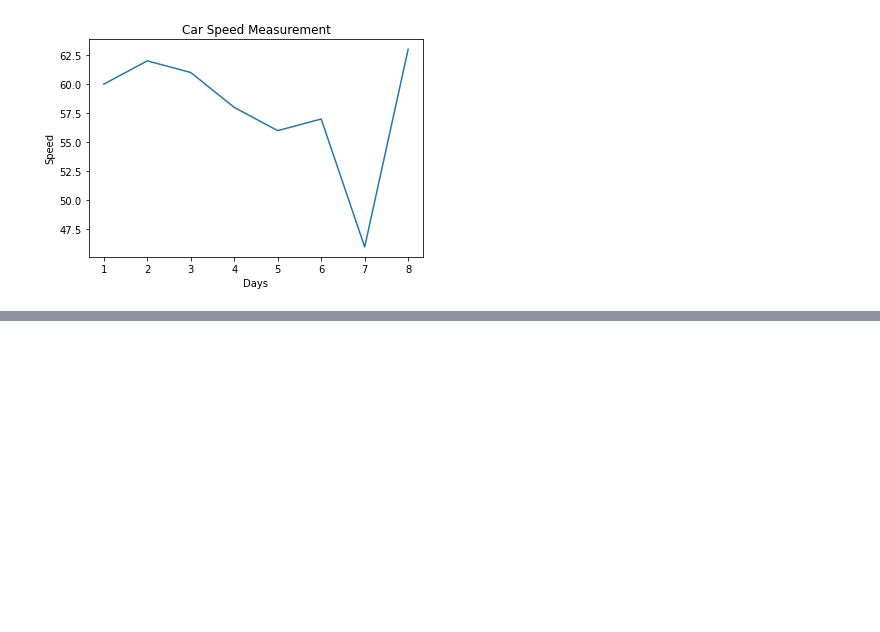
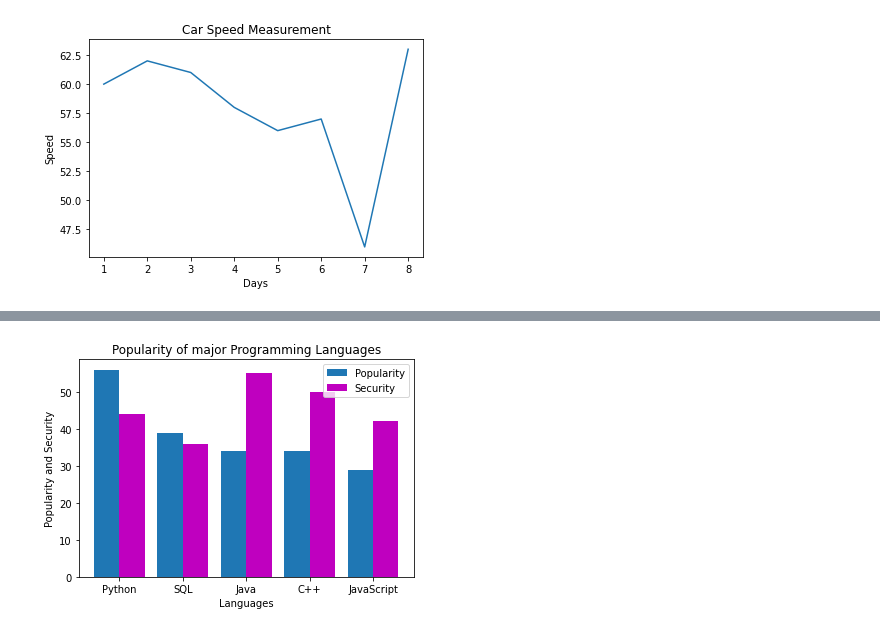
Before and after one commit to chetan6780/ML-Training, a Jupyter notebook: Assignments/DS_3.ipynb, the cells around one changed output, grey strips where cells are left out. Saved outputs shown, nothing was run; the diff lists cells and outputs as text; code cells hidden in the pictures; blank space fills up the shorter version.

```diff
--- a/Assignments/DS_3.ipynb
+++ b/Assignments/DS_3.ipynb
@@ -21,0 +124,18 @@ plt.show()
+# %%
+languages = ['Python', 'SQL', 'Java', 'C++', 'JavaScript']
+popularity = [56, 39, 34, 34, 29]
+security = [44, 36, 55, 50, 42]
+
+x_axis = np.arange(len(languages))
+
+plt.bar(x_axis-0.2, popularity, 0.4, label="Popularity")
+plt.bar(x_axis+0.2, security, 0.4,color='m', label="Security")
+plt.xticks(x_axis, languages)
+
+plt.xlabel("Languages")
+plt.ylabel("Popularity and Security")
+plt.title("Popularity of major Programming Languages")
+plt.legend()
+plt.show()
+# %% [output]
+[figure, added]
```
Also changed, not shown: parts of 19 cells of this notebook.
